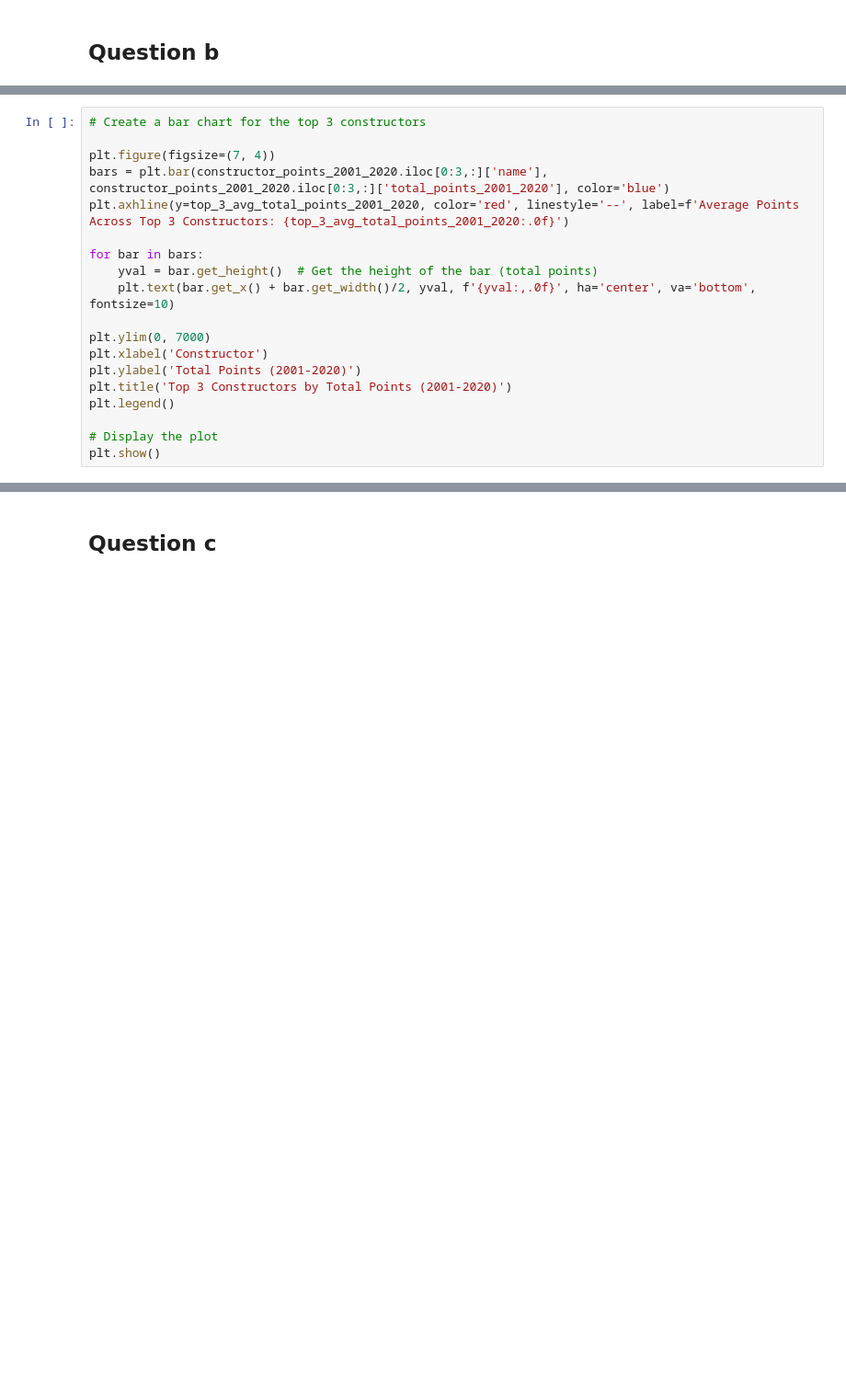
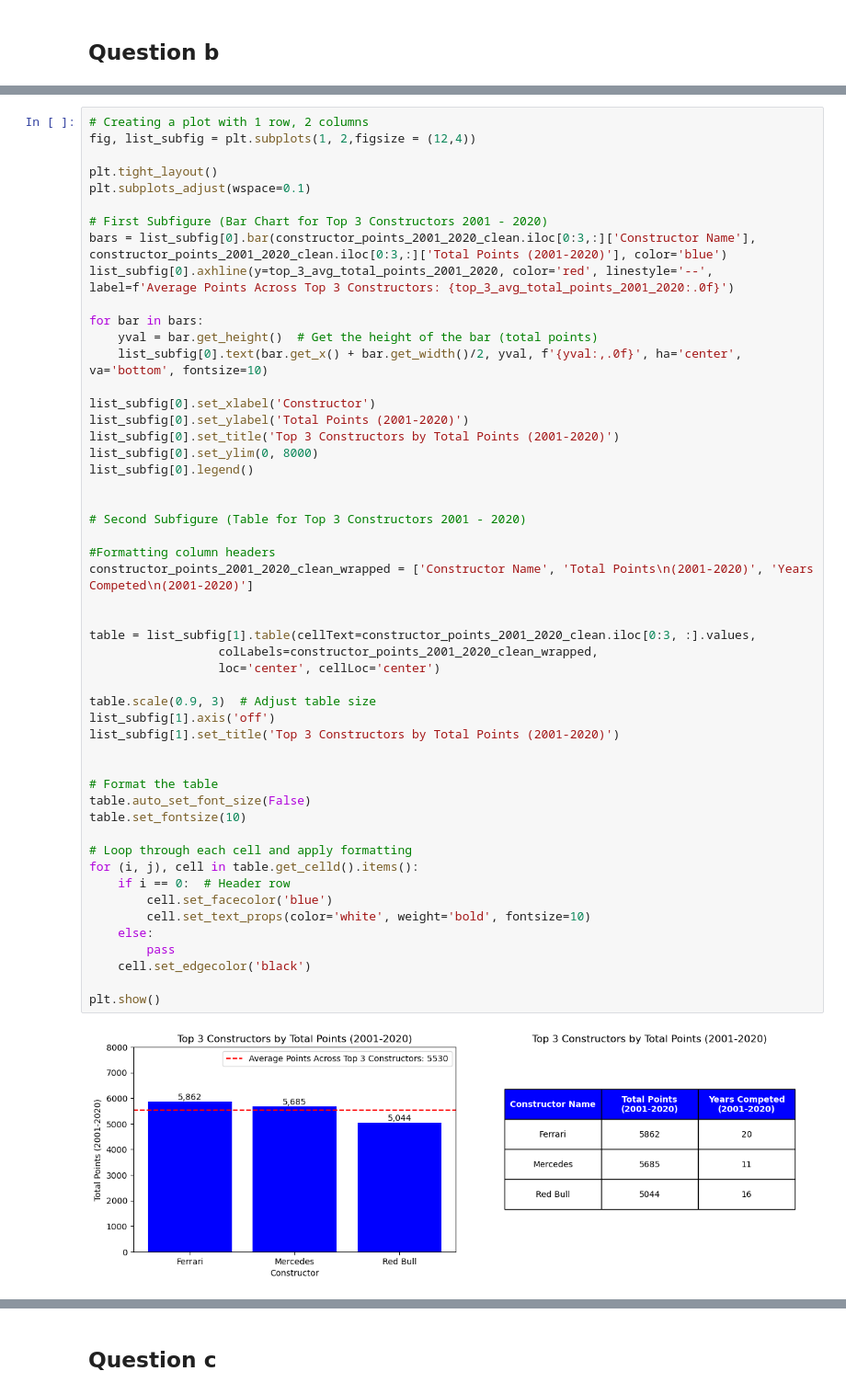
Before and after one commit to jubarringer098/qtm530fall2024, a Jupyter notebook: Homework/Homework 2/HW2.ipynb, the cells around one changed output, grey strips where cells are left out. Shown at 92% size. Drawn from its saved outputs; the diff is of its cells as text; blank space fills up the shorter version.

```diff
--- a/Homework/Homework 2/HW2.ipynb
+++ b/Homework/Homework 2/HW2.ipynb
@@ -664,19 +455,0 @@ Average total points across top 3 constructors between 2001 and 2020  5530.16666
-# %%
-# Create a bar chart for the top 3 constructors
-
-plt.figure(figsize=(7, 4))
-bars = plt.bar(constructor_points_2001_2020.iloc[0:3,:]['name'], constructor_points_2001_2020.iloc[0:3,:]['total_points_2001_2020'], color='blue')
-plt.axhline(y=top_3_avg_total_points_2001_2020, color='red', linestyle='--', label=f'Average Points Across Top 3 Constructors: {top_3_avg_total_points_2001_2020:.0f}')
-
-for bar in bars:
-    yval = bar.get_height()  # Get the height of the bar (total points)
-    plt.text(bar.get_x() + bar.get_width()/2, yval, f'{yval:,.0f}', ha='center', va='bottom', fontsize=10)
-
-plt.ylim(0, 7000)
-plt.xlabel('Constructor')
-plt.ylabel('Total Points (2001-2020)')
-plt.title('Top 3 Constructors by Total Points (2001-2020)')
-plt.legend()
-
-# Display the plot
-plt.show()
@@ -685 +456,54 @@ plt.show()
+# %%
+# Creating a plot with 1 row, 2 columns
+fig, list_subfig = plt.subplots(1, 2,figsize = (12,4))
+
+plt.tight_layout()
+plt.subplots_adjust(wspace=0.1)
+
+# First Subfigure (Bar Chart for Top 3 Constructors 2001 - 2020)
+bars = list_subfig[0].bar(constructor_points_2001_2020_clean.iloc[0:3,:]['Constructor Name'], constructor_points_2001_2020_clean.iloc[0:3,:]['Total Points (2001-2020)'], color='blue')
+list_subfig[0].axhline(y=top_3_avg_total_points_2001_2020, color='red', linestyle='--', label=f'Average Points Across Top 3 Constructors: {top_3_avg_total_points_2001_2020:.0f}')
+
+for bar in bars:
+    yval = bar.get_height()  # Get the height of the bar (total points)
+    list_subfig[0].text(bar.get_x() + bar.get_width()/2, yval, f'{yval:,.0f}', ha='center', va='bottom', fontsize=10)
+
+list_subfig[0].set_xlabel('Constructor')
+list_subfig[0].set_ylabel('Total Points (2001-2020)')
+list_subfig[0].set_title('Top 3 Constructors by Total Points (2001-2020)')
+list_subfig[0].set_ylim(0, 8000)
+list_subfig[0].legend()
+
+
+# Second Subfigure (Table for Top 3 Constructors 2001 - 2020)
+
+#Formatting column headers
+constructor_points_2001_2020_clean_wrapped = ['Constructor Name', 'Total Points\n(2001-2020)', 'Years Competed\n(2001-2020)']
+
+
+table = list_subfig[1].table(cellText=constructor_points_2001_2020_clean.iloc[0:3, :].values,
+                  colLabels=constructor_points_2001_2020_clean_wrapped,
+                  loc='center', cellLoc='center')
+
+table.scale(0.9, 3)  # Adjust table size
+list_subfig[1].axis('off')
+list_subfig[1].set_title('Top 3 Constructors by Total Points (2001-2020)')
+
+
+# Format the table
+table.auto_set_font_size(False)
+table.set_fontsize(10)
+
+# Loop through each cell and apply formatting
+for (i, j), cell in table.get_celld().items():
+    if i == 0:  # Header row
+        cell.set_facecolor('blue')
+        cell.set_text_props(color='white', weight='bold', fontsize=10)
+    else:
+        pass
+    cell.set_edgecolor('black')
+
+plt.show()
+# %% [output]
+[figure, added]
 # %% [markdown]
```
Also changed, not shown: parts of 162 cells of this notebook, 5 other files.
